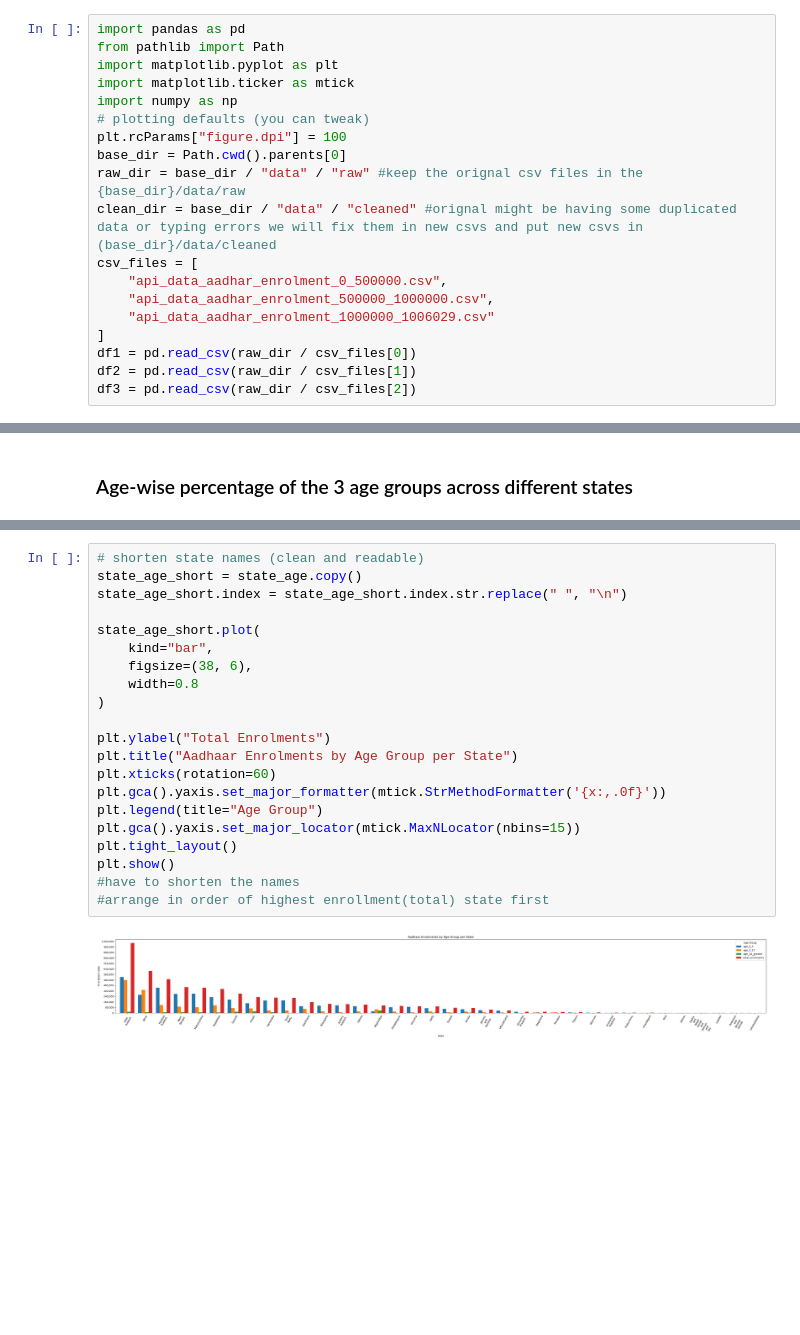
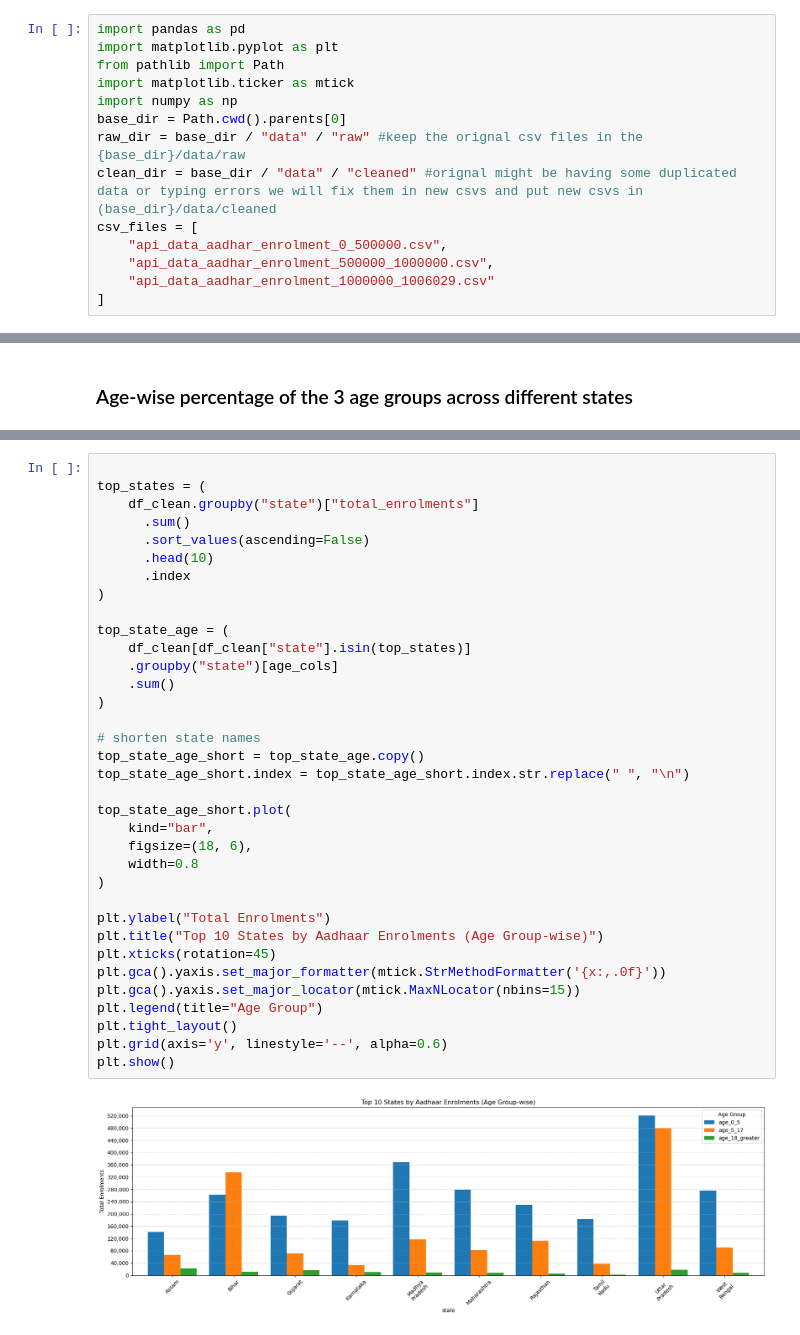
Before and after one commit to pranavdawara-py/aadhaar-analysis, a Jupyter notebook: notebooks/data_analysis.ipynb, the cells around one changed output, grey strips where cells are left out. Cells and saved outputs as stored; diff of their text form; blank space fills up the shorter version.

```diff
--- a/notebooks/data_analysis.ipynb
+++ b/notebooks/data_analysis.ipynb
@@ -15,11 +11,9 @@ Dataset source: UIDAI Aadhaar Enrolment dataset (Government of India)
 # %%
 import pandas as pd
+import matplotlib.pyplot as plt
 from pathlib import Path
-import matplotlib.pyplot as plt
 import matplotlib.ticker as mtick
 import numpy as np
-# plotting defaults (you can tweak)
-plt.rcParams["figure.dpi"] = 100
 base_dir = Path.cwd().parents[0]
 raw_dir = base_dir / "data" / "raw" #keep the orignal csv files in the {base_dir}/data/raw
 clean_dir = base_dir / "data" / "cleaned" #orignal might be having some duplicated data or typing errors we will fix them in new csvs and put new csvs in (base_dir}/data/cleaned
@@ -28,6 +22,3 @@ csv_files = [
     "api_data_aadhar_enrolment_500000_1000000.csv",
     "api_data_aadhar_enrolment_1000000_1006029.csv"
 ]
-df1 = pd.read_csv(raw_dir / csv_files[0])
-df2 = pd.read_csv(raw_dir / csv_files[1])
-df3 = pd.read_csv(raw_dir / csv_files[2])
@@ -1026,23 +457,37 @@ plt.show()
 # %%
-# shorten state names (clean and readable)
-state_age_short = state_age.copy()
-state_age_short.index = state_age_short.index.str.replace(" ", "\n")
 
-state_age_short.plot(
+top_states = (
+    df_clean.groupby("state")["total_enrolments"]
+      .sum()
+      .sort_values(ascending=False)
+      .head(10)
+      .index
+)
+
+top_state_age = (
+    df_clean[df_clean["state"].isin(top_states)]
+    .groupby("state")[age_cols]
+    .sum()
+)
+
+# shorten state names
+top_state_age_short = top_state_age.copy()
+top_state_age_short.index = top_state_age_short.index.str.replace(" ", "\n")
+
+top_state_age_short.plot(
     kind="bar",
-    figsize=(38, 6),
+    figsize=(18, 6),
     width=0.8
 )
 
 plt.ylabel("Total Enrolments")
-plt.title("Aadhaar Enrolments by Age Group per State")
-plt.xticks(rotation=60)
+plt.title("Top 10 States by Aadhaar Enrolments (Age Group-wise)")
+plt.xticks(rotation=45)
 plt.gca().yaxis.set_major_formatter(mtick.StrMethodFormatter('{x:,.0f}'))
+plt.gca().yaxis.set_major_locator(mtick.MaxNLocator(nbins=15))
 plt.legend(title="Age Group")
-plt.gca().yaxis.set_major_locator(mtick.MaxNLocator(nbins=15))
 plt.tight_layout()
+plt.grid(axis='y', linestyle='--', alpha=0.6)
 plt.show()
-#have to shorten the names
-#arrange in order of highest enrollment(total) state first
 # %% [output]
-[figure, old version]
+[figure, new version]
```
Also changed, not shown: parts of 77 cells of this notebook, 1 other file.
